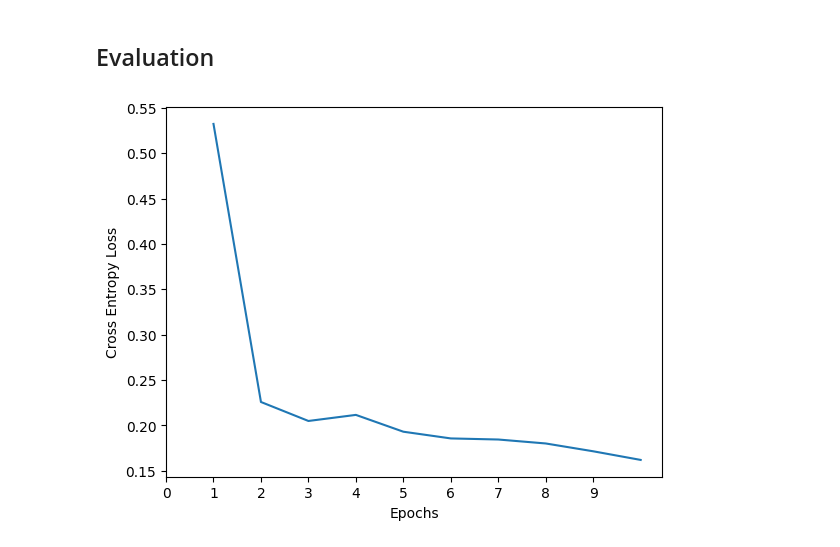
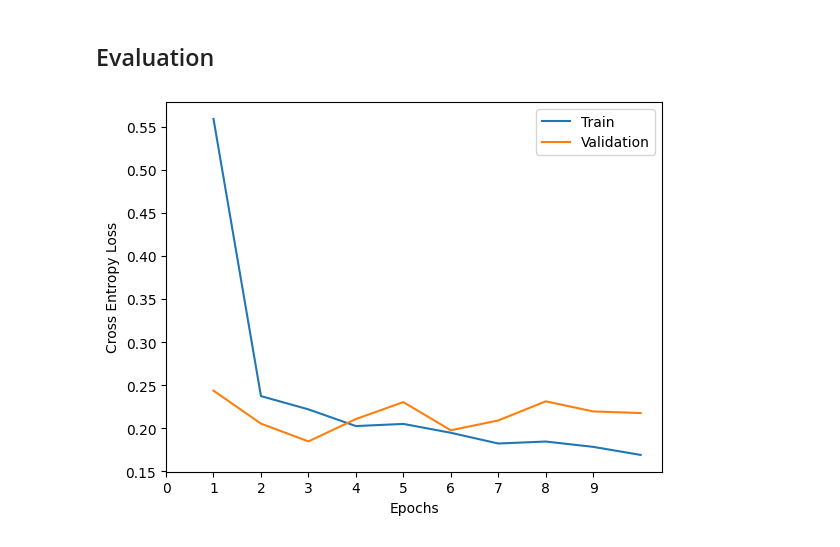
Before and after one commit to xnell90/rmt, a Jupyter notebook: Experiments.ipynb, the cells around one changed output. Drawn from its saved outputs; the diff is of its cells as text; code cells hidden in the pictures.

Commit message:
added validation loss curves

```diff
--- a/Experiments.ipynb
+++ b/Experiments.ipynb
@@ -64,9 +64,9 @@ print("---")
 # %%
 from utils import display_losses
 
-display_losses(mnist_classifier.losses)
+display_losses(mnist_classifier.train_losses, mnist_classifier.val_losses)
 # %% [output]
-[figure, old version]
+[figure, new version]
 # %%
 from utils import display_confusion_matrix
 
```
Also changed, not shown: parts of 3 cells of this notebook, 2 other files.
